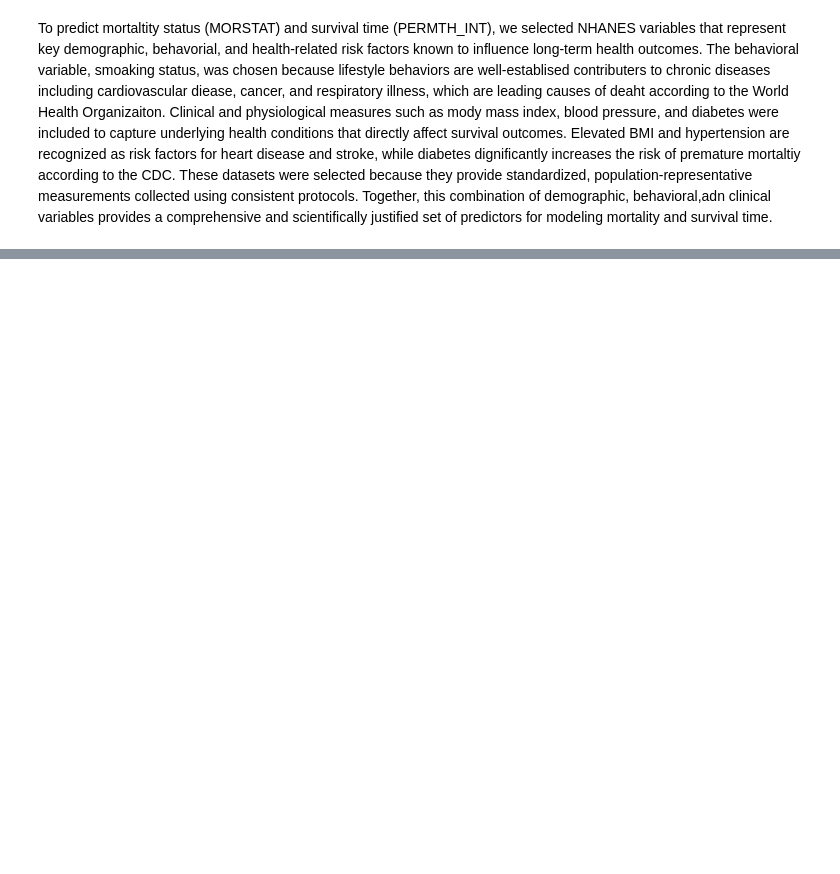
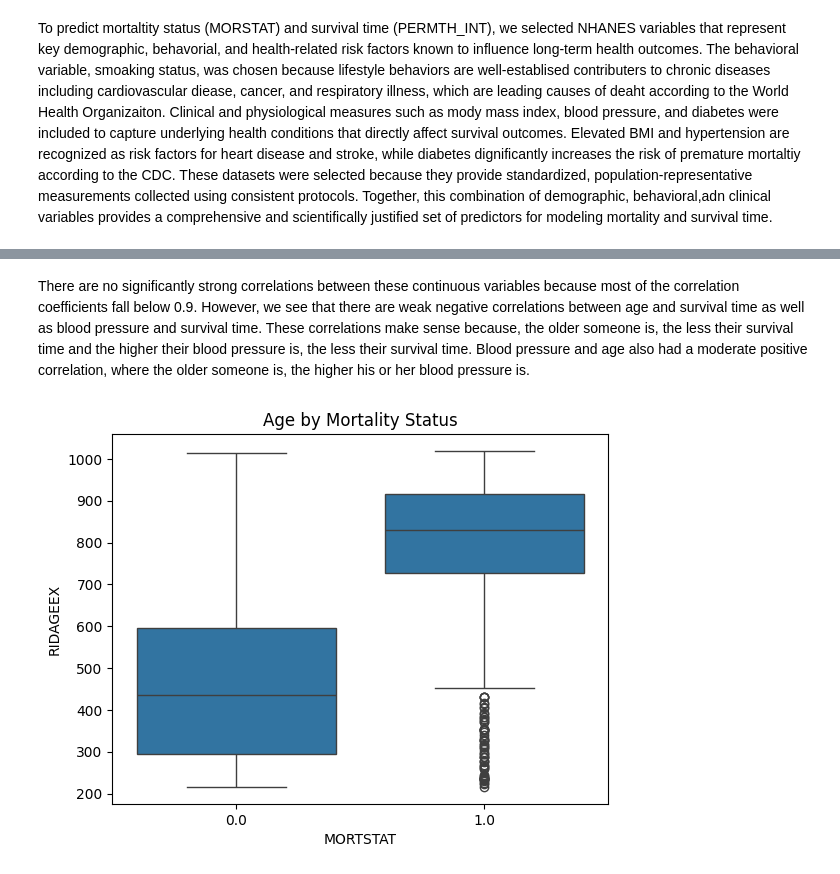
Before and after one commit to aerau05/ds3001proj, a Jupyter notebook: ds3001Proj1.ipynb, the cells around one changed output, grey strips where cells are left out. Saved outputs shown, nothing was run; the diff lists cells and outputs as text; code cells hidden in the pictures; blank space fills up the shorter version.

```diff
--- a/ds3001Proj1.ipynb
+++ b/ds3001Proj1.ipynb
@@ -87,0 +145,10 @@ To predict mortaltity status (MORSTAT) and survival time (PERMTH_INT), we select
+# %% [markdown]
+There are no significantly strong correlations between these continuous variables because most of the correlation coefficients fall below 0.9. However, we see that there are weak negative correlations between age and survival time as well as blood pressure and survival time. These correlations make sense because, the older someone is, the less their survival time and the higher their blood pressure is, the less their survival time. Blood pressure and age also had a moderate positive correlation, where the older someone is, the higher his or her blood pressure is.
+# %%
+# Age vs Mortality
+
+sns.boxplot(x="MORTSTAT", y="RIDAGEEX", data=df)
+plt.title("Age by Mortality Status")
+plt.show()
+# %% [output]
+[figure, added]
```
Also changed, not shown: parts of 14 cells of this notebook.
